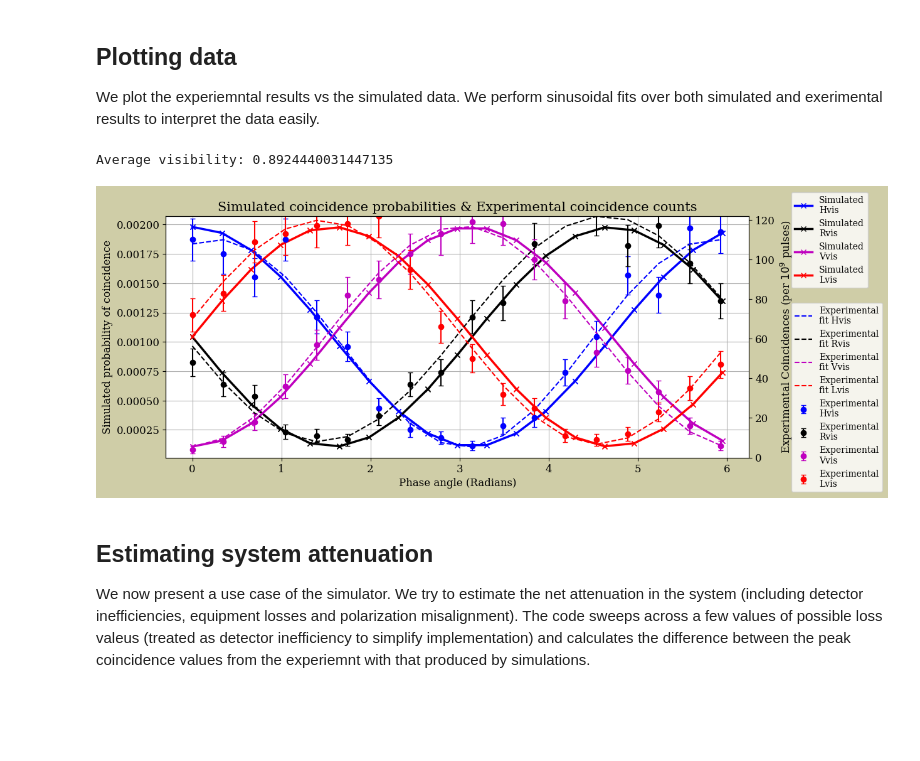
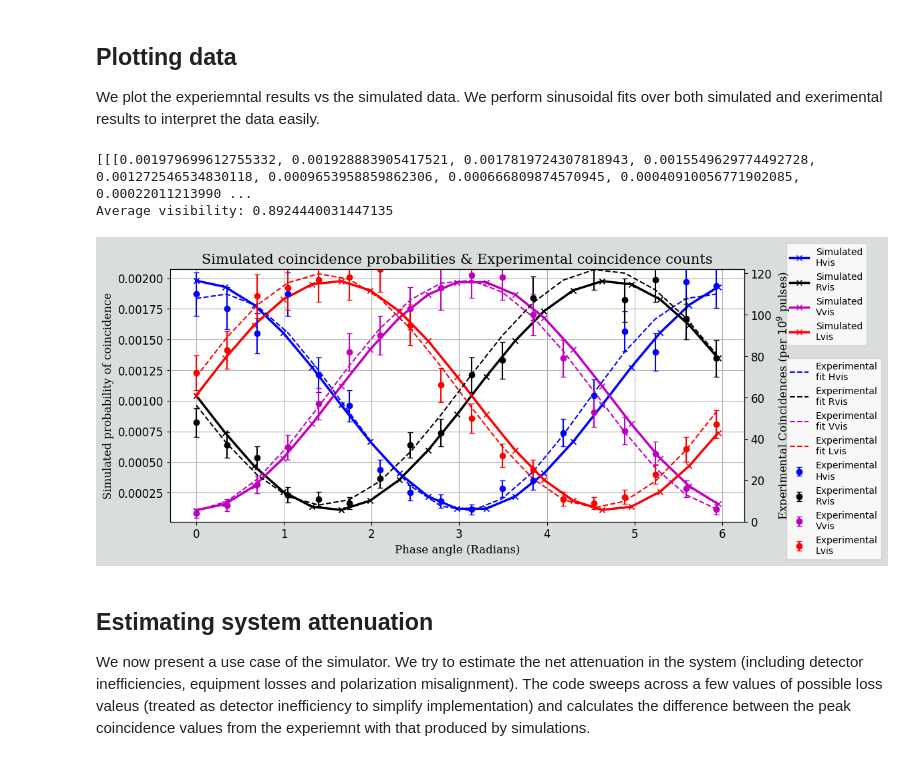
Before and after one commit to sequence-toolbox/SeQUeNCe, a Jupyter notebook: example/SC24/SC24_tutorial_optics.ipynb, the cells around one changed output. Saved outputs shown, nothing was run; the diff lists cells and outputs as text; code cells hidden in the pictures; blank space fills up the shorter version.

Commit message:
Created notebook with all plots and global designs. Reverted light source in PolarizationFock to older version

```diff
--- a/example/SC24/SC24_tutorial_optics.ipynb
+++ b/example/SC24/SC24_tutorial_optics.ipynb
@@ -165,6 +166,12 @@ experimental_domain = H_data[:, 0] * np.pi/180
 
 We plot the experiemntal results vs the simulated data. We perform sinusoidal fits over both simulated and exerimental results to interpret the data easily.
 # %%
+print(coincidences)
+json.dump({0:coincidences}, open("distribution_data.json", "w"))
+
+data_file = open("distribution_data.json", 'r')
+coincidences = json.load(data_file)['0']
+
 min_diff_index = 0
 avg_visibility = 0
 
@@ -194,7 +201,9 @@ TNRfont = {'fontname':'serif'}
 
 # Create figure and first axis
 fig, ax1 = plt.subplots(figsize=(12,5))
-fig.patch.set_facecolor("#cfcda7")
+# ax1.add_patch(rounded_rect)
+fig.patch.set_facecolor("#d9dddc")
+fig.patch.set_capstyle("round")
 plt.xticks(fontsize=12)
 ax1.set_xlabel('Phase angle (Radians)', **TNRfont, fontsize = 12)
 ax1.set_ylabel('Simulated probability of coincidence', **TNRfont, fontsize = 12)
@@ -220,34 +229,38 @@ plt.yticks(fontsize=12)
 ax1.legend(loc='center left', bbox_to_anchor=(1.065, 0.9))
 
 
 # Create second axis
 ax2 = ax1.twinx()
 ax2.set_ylim([0, max(max(H_data[:, 5][:-1]), max(V_data[:, 5][:-1]), max(L_data[:, 5][:-1]))])
 ax2.set_ylabel(r'Experimental Coincidences (per $10^9$ pulses)', **TNRfont, fontsize = 12)
 
 # plotting experimental data
 ax2.errorbar(experimental_domain[:-1], H_data[:, 5][:-1], yerr = np.sqrt(H_data[:, 5][:-1]), fmt = 'bo', capsize=3, label = "Experimental\nHvis")
 ax2.errorbar(experimental_domain[:-1], R_data[:, 5][:-1], yerr = np.sqrt(R_data[:, 5][:-1]), fmt = 'ko', capsize=3, label = "Experimental\nRvis")
 ax2.errorbar(experimental_domain[:-1], V_data[:, 5][:-1], yerr = np.sqrt(V_data[:, 5][:-1]), fmt = 'mo', capsize=3, label = "Experimental\nVvis")
 ax2.errorbar(experimental_domain[:-1], L_data[:, 5][:-1], yerr = np.sqrt(L_data[:, 5][:-1]), fmt = 'ro', capsize=3, label = "Experimental\nLvis")
 
 # Plotting experimental sinusoidal fits
 ax2.plot(experimental_domain[:-1], sinusoid(experimental_domain[:-1], *exp_params0), 'b',  label = "Experimental\nfit Hvis", linestyle='dashed')
 ax2.plot(experimental_domain[:-1], sinusoid(experimental_domain[:-1], *exp_params3), 'k',  label = "Experimental\nfit Rvis", linestyle='dashed')
 ax2.plot(experimental_domain[:-1], sinusoid(experimental_domain[:-1], *exp_params2), 'm',  label = "Experimental\nfit Vvis", linestyle='dashed')
 ax2.plot(experimental_domain[:-1], sinusoid(experimental_domain[:-1], *exp_params1), 'r',  label = "Experimental\nfit Lvis", linestyle='dashed')
 
 
 
 # Put a legend to the right of the current axis
 ax2.legend(loc='center left', bbox_to_anchor=(1.065, 0.25))
 
 plt.yticks(fontsize=12)
 ax1.set_title("Simulated coincidence probabilities & Experimental coincidence counts", **TNRfont, fontsize = 15)
 ax1.grid()
+plt.tight_layout()
+
+fig.savefig("/home/asingal/home/SeQUeNCe/sequence_projects/TQE_final_data/distribution_fringes.svg", format = 'svg')
 # %% [output]
+[[[0.001979699612755332, 0.001928883905417521, 0.0017819724307818943, 0.0015549629774492728, 0.001272546534830118, 0.0009653958859862306, 0.000666809874570945, 0.00040910056771902085, 0.00022011213990 ...
 Average visibility: 0.8924440031447135
-[figure, old version]
+[figure, new version]
 # %% [markdown]
 ## Estimating system attenuation
 
```
Also changed, not shown: parts of 5 cells of this notebook, 53 other files.
